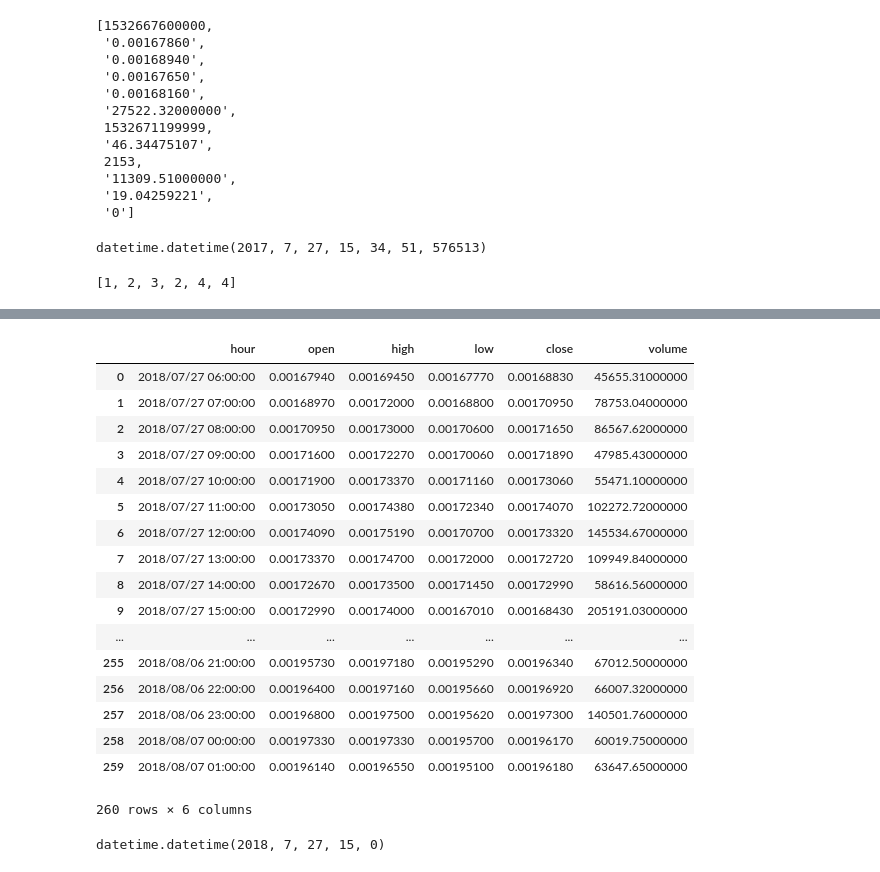
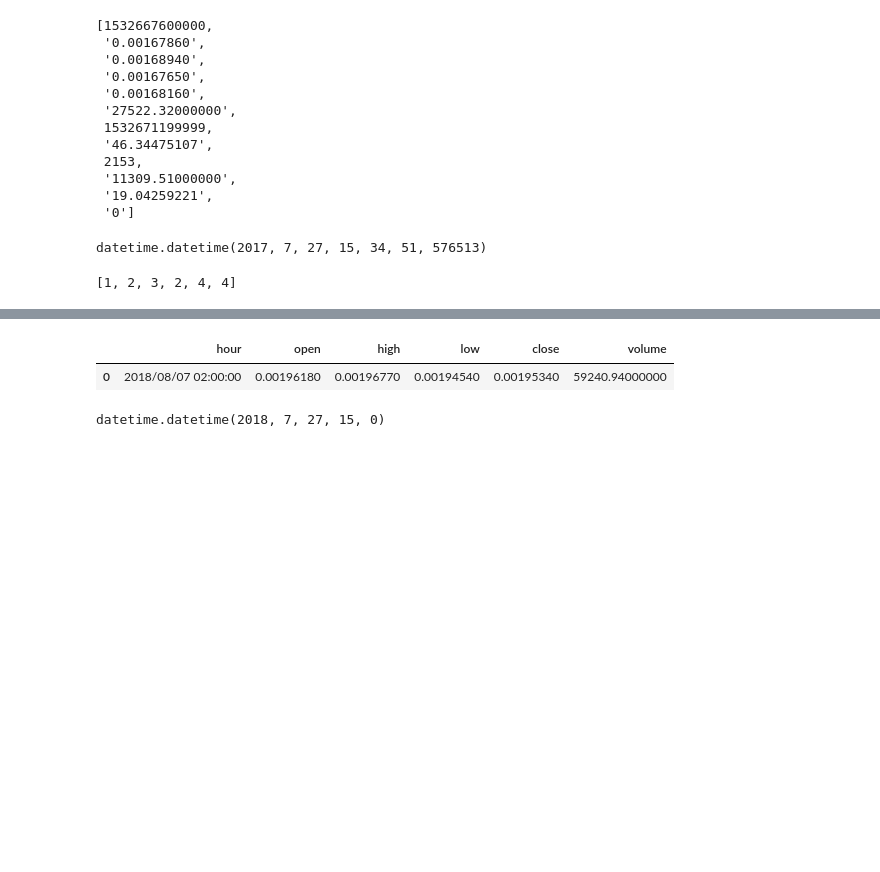
Before and after one commit to llejo3/deep-learning, a Jupyter notebook: cryptocurrency_rnn/cryptocurrency_learning_rnn.ipynb, the cells around one changed output, grey strips where cells are left out. Cells and saved outputs as stored; diff of their text form; code cells hidden in the pictures; blank space fills up the shorter version.

```diff
--- a/cryptocurrency_rnn/cryptocurrency_learning_rnn.ipynb
+++ b/cryptocurrency_rnn/cryptocurrency_learning_rnn.ipynb
@@ -106,7 +106,7 @@ def to_date(date_str) :
 
 def to_hour_str(timestamp) :
     if isinstance(timestamp, pd.Series) :
-        return  pd.to_datetime(timestamp/1000, unit='s').dt.strftime(HOUR_FORMAT)
+        return  pd.DatetimeIndex(pd.to_datetime(timestamp, unit='ms')).tz_localize('UTC').tz_convert('Asia/Seoul').strftime(HOUR_FORMAT)
     elif isinstance(timestamp, datetime.datetime) :
         return timestamp.strftime(HOUR_FORMAT)
     else :
@@ -123,14 +123,14 @@ def get_klines_binance_data(symbol, start) :
         end = to_hour_str(now_datetime - datetime.timedelta(hours=1))
         print(end)
         while True :
-            klines_new = client.get_historical_klines(symbol, Client.KLINE_INTERVAL_1HOUR, start, end)
+            klines_new = client.get_historical_klines(symbol, Client.KLINE_INTERVAL_1HOUR, start + TZ_STR, end + TZ_STR)
             if len(klines_new) == 0:
                 break
             klines = klines_new +  klines
             end = to_hour_str(to_date(start) - datetime.timedelta(hours=1))
             start = to_hour_str(to_date(start) - datetime.timedelta(days=365))
     else :
-        klines = client.get_historical_klines(symbol, Client.KLINE_INTERVAL_1HOUR, start)
+        klines = client.get_historical_klines(symbol, Client.KLINE_INTERVAL_1HOUR, start + TZ_STR)
         klines = klines[:-1]
 
     df_klines = pd.DataFrame(klines, columns=['open-time', 'open', 'high', 'low', 'close', 'volume',
@@ -156,5 +156,6 @@ def get_klines_data(symbol) :
         data.to_csv(file_path, index=False)
     return data
 
-get_klines_data('BNBBTC')
+#get_klines_data('BNBBTC')
+#get_klines_binance_data('BNBBTC', '2018/08/07 11:00:00')
 # %% [output]
@@ -180,24 +181,8 @@ get_klines_data('BNBBTC')
 # %%
-get_klines_binance_data('BNBBTC', '2018/07/27 15:00:00 KST')
+get_klines_binance_data('BNBBTC', '2018/08/07 11:00:00 KST')
 # %% [output]
 |  | hour | open | high | low | close | volume |
-| 0 | 2018/07/27 06:00:00 | 0.00167940 | 0.00169450 | 0.00167770 | 0.00168830 | 45655.31000000 |
-| 1 | 2018/07/27 07:00:00 | 0.00168970 | 0.00172000 | 0.00168800 | 0.00170950 | 78753.04000000 |
-| 2 | 2018/07/27 08:00:00 | 0.00170950 | 0.00173000 | 0.00170600 | 0.00171650 | 86567.62000000 |
-| 3 | 2018/07/27 09:00:00 | 0.00171600 | 0.00172270 | 0.00170060 | 0.00171890 | 47985.43000000 |
-| 4 | 2018/07/27 10:00:00 | 0.00171900 | 0.00173370 | 0.00171160 | 0.00173060 | 55471.10000000 |
-| 5 | 2018/07/27 11:00:00 | 0.00173050 | 0.00174380 | 0.00172340 | 0.00174070 | 102272.72000000 |
-| 6 | 2018/07/27 12:00:00 | 0.00174090 | 0.00175190 | 0.00170700 | 0.00173320 | 145534.67000000 |
-| 7 | 2018/07/27 13:00:00 | 0.00173370 | 0.00174700 | 0.00172000 | 0.00172720 | 109949.84000000 |
-| 8 | 2018/07/27 14:00:00 | 0.00172670 | 0.00173500 | 0.00171450 | 0.00172990 | 58616.56000000 |
-| 9 | 2018/07/27 15:00:00 | 0.00172990 | 0.00174000 | 0.00167010 | 0.00168430 | 205191.03000000 |
-| ... | ... | ... | ... | ... | ... | ... |
-| 255 | 2018/08/06 21:00:00 | 0.00195730 | 0.00197180 | 0.00195290 | 0.00196340 | 67012.50000000 |
-| 256 | 2018/08/06 22:00:00 | 0.00196400 | 0.00197160 | 0.00195660 | 0.00196920 | 66007.32000000 |
-| 257 | 2018/08/06 23:00:00 | 0.00196800 | 0.00197500 | 0.00195620 | 0.00197300 | 140501.76000000 |
-| 258 | 2018/08/07 00:00:00 | 0.00197330 | 0.00197330 | 0.00195700 | 0.00196170 | 60019.75000000 |
-| 259 | 2018/08/07 01:00:00 | 0.00196140 | 0.00196550 | 0.00195100 | 0.00196180 | 63647.65000000 |
+| 0 | 2018/08/07 02:00:00 | 0.00196180 | 0.00196770 | 0.00194540 | 0.00195340 | 59240.94000000 |
-260 rows × 6 columns
 # %%
 to_date('2018/07/27 15:00:00 KST')
 # %% [output]
```
Also changed, not shown: parts of 1 cell of this notebook, 1 other file.
